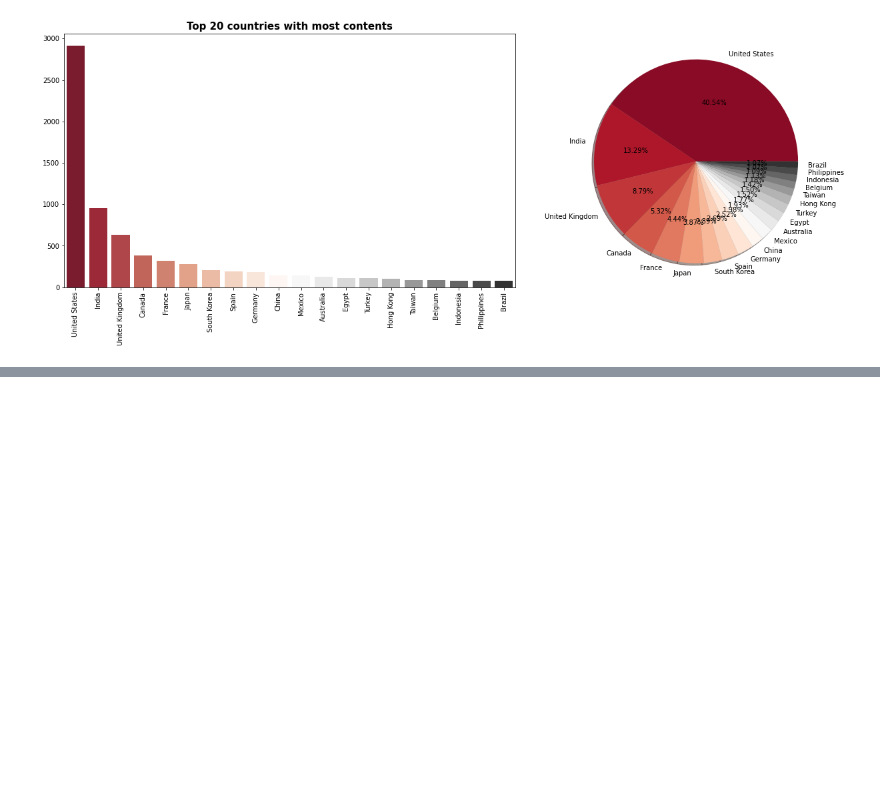
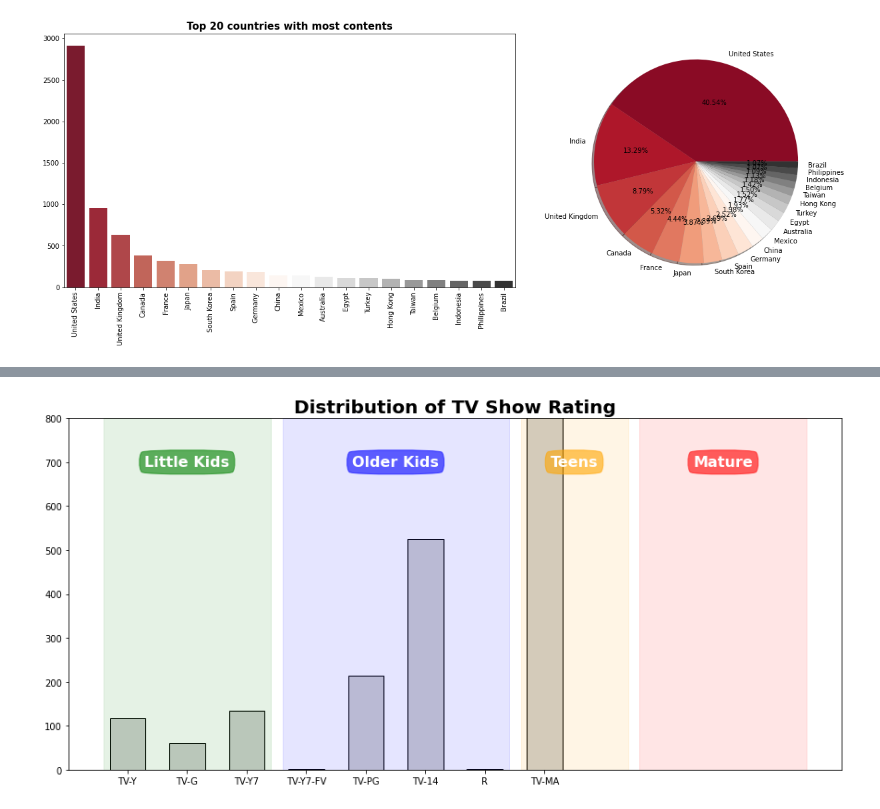
Before and after one commit to JDhyeok/data-science-starter, a Jupyter notebook: Netfilx/NetfilxVisualization.ipynb, the cells around one changed output, grey strips where cells are left out. Saved outputs shown, nothing was run; the diff lists cells and outputs as text; code cells hidden in the pictures; blank space fills up the shorter version.

```diff
--- a/Netfilx/NetfilxVisualization.ipynb
+++ b/Netfilx/NetfilxVisualization.ipynb
@@ -154,0 +235,4 @@ fig.show()
+# %%
+rating_barplot(tv_rating,'TV Show' , 700, 800)
+# %% [output]
+[figure, added]
```
Also changed, not shown: parts of 19 cells of this notebook.
